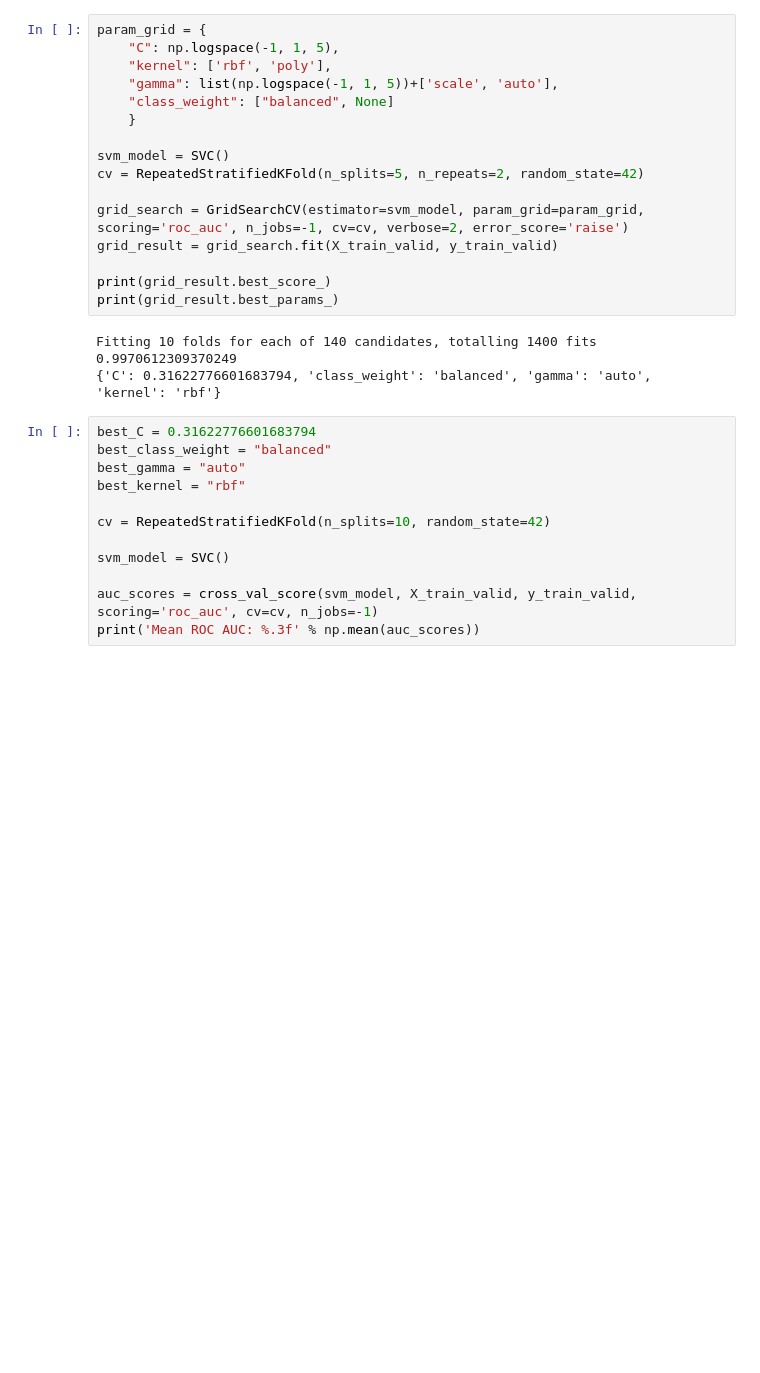
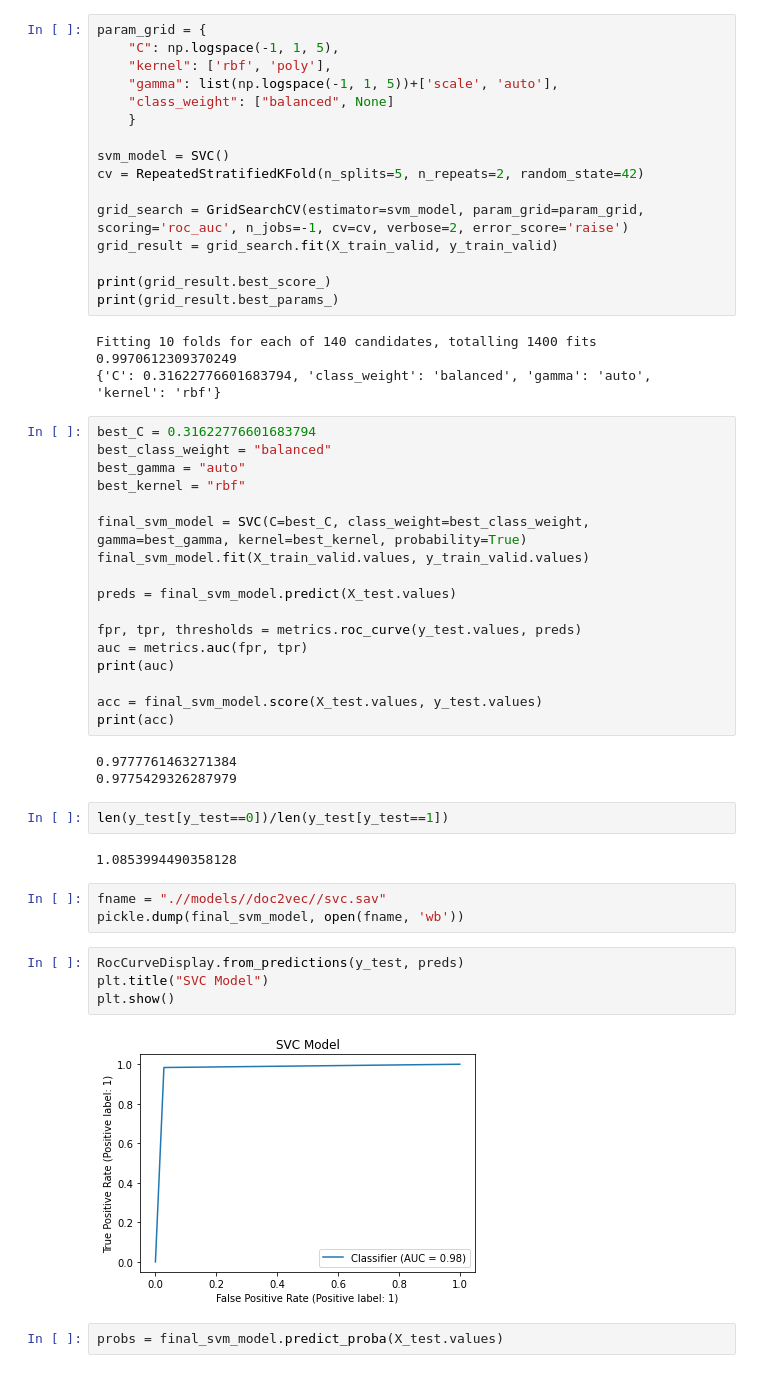
Before and after one commit to nsusemiehl/ADS-ML-Classifier, a Jupyter notebook: Classification.ipynb, the cells around one changed output. Drawn from its saved outputs; the diff is of its cells as text; blank space fills up the shorter version.

Commit message:
production test

```diff
--- a/Classification.ipynb
+++ b/Classification.ipynb
@@ -180,9 +184,32 @@ best_class_weight = "balanced"
 best_gamma = "auto"
 best_kernel = "rbf"
 
-cv = RepeatedStratifiedKFold(n_splits=10, random_state=42)
+final_svm_model = SVC(C=best_C, class_weight=best_class_weight, gamma=best_gamma, kernel=best_kernel, probability=True)
+final_svm_model.fit(X_train_valid.values, y_train_valid.values)
 
-svm_model = SVC()
+preds = final_svm_model.predict(X_test.values)
 
-auc_scores = cross_val_score(svm_model, X_train_valid, y_train_valid, scoring='roc_auc', cv=cv, n_jobs=-1)
-print('Mean ROC AUC: %.3f' % np.mean(auc_scores))
+fpr, tpr, thresholds = metrics.roc_curve(y_test.values, preds)
+auc = metrics.auc(fpr, tpr)
+print(auc)
+
+acc = final_svm_model.score(X_test.values, y_test.values)
+print(acc)
+# %% [output]
+0.9777761463271384
+0.9775429326287979
+# %%
+len(y_test[y_test==0])/len(y_test[y_test==1])
+# %% [output]
+1.0853994490358128
+# %%
+fname = ".//models//doc2vec//svc.sav"
+pickle.dump(final_svm_model, open(fname, 'wb'))
+# %%
+RocCurveDisplay.from_predictions(y_test, preds)
+plt.title("SVC Model")
+plt.show()
+# %% [output]
+[figure, added]
+# %%
+probs = final_svm_model.predict_proba(X_test.values)
```
Also changed, not shown: parts of 7 cells of this notebook, 1 other file.
